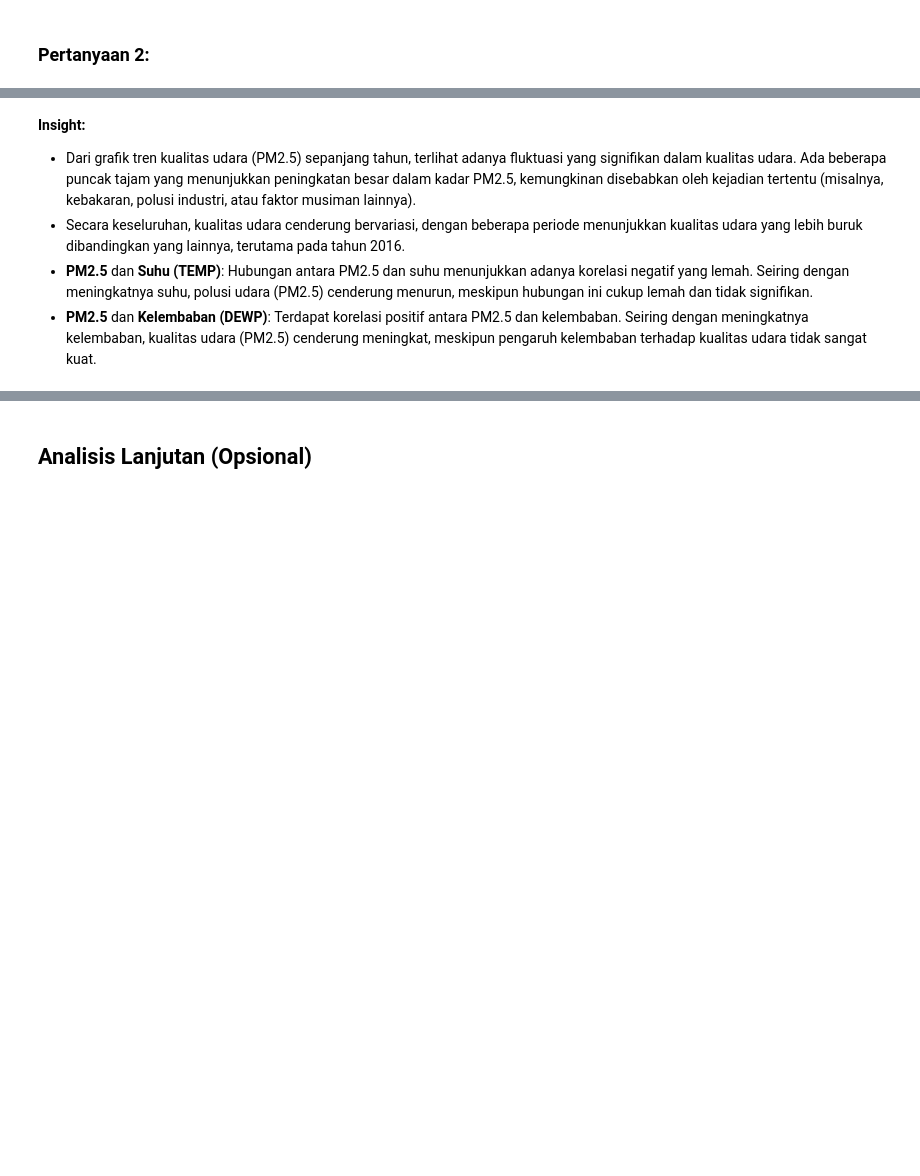
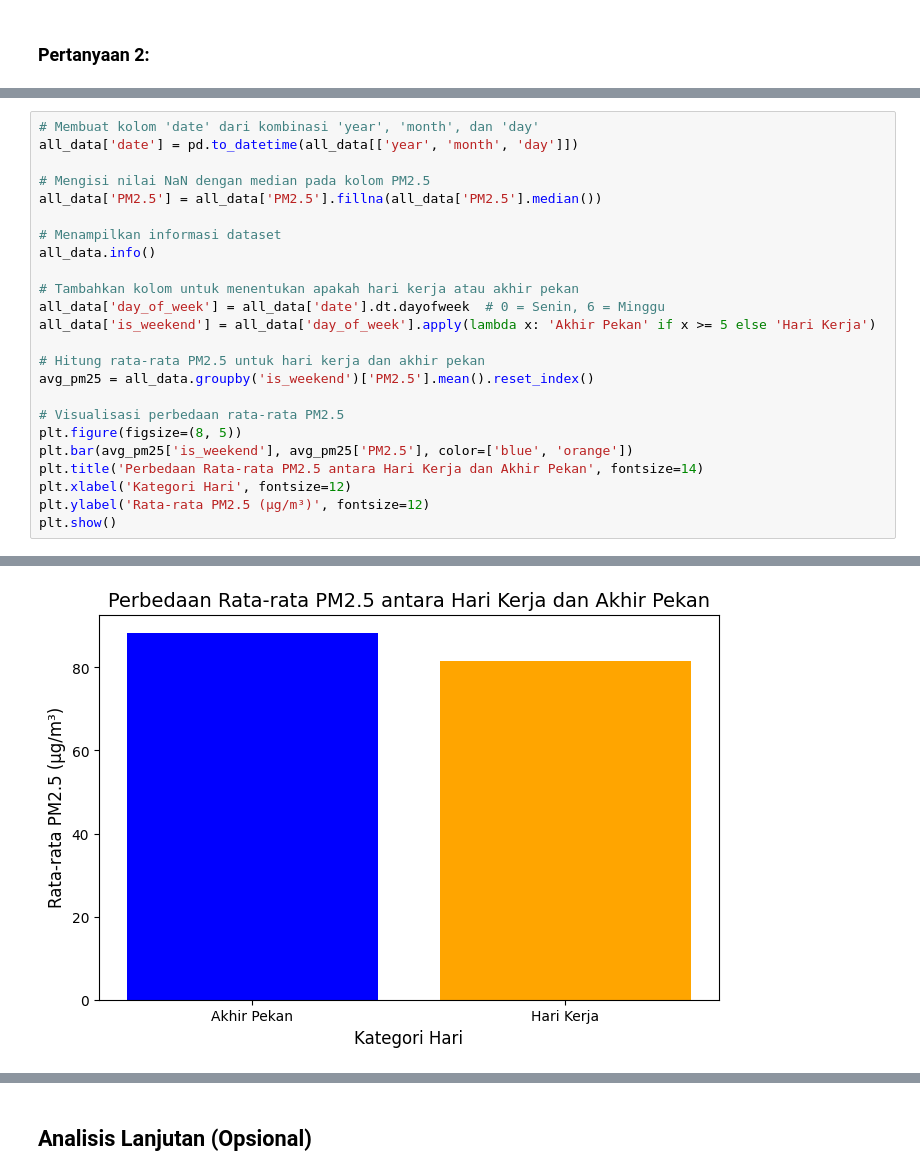
Before and after one commit to rizalgianf/submission-analisis-data, a Jupyter notebook: Proyek_Analisis_Data.ipynb, the cells around one changed output, grey strips where cells are left out. Drawn from its saved outputs; the diff is of its cells as text; blank space fills up the shorter version.

```diff
--- a/Proyek_Analisis_Data.ipynb
+++ b/Proyek_Analisis_Data.ipynb
@@ -193,6 +174,25 @@ plt.show()
-# %% [markdown]
-**Insight:**
-- Dari grafik tren kualitas udara (PM2.5) sepanjang tahun, terlihat adanya fluktuasi yang signifikan dalam kualitas udara. Ada beberapa puncak tajam yang menunjukkan peningkatan besar dalam kadar PM2.5, kemungkinan disebabkan oleh kejadian tertentu (misalnya, kebakaran, polusi industri, atau faktor musiman lainnya).
-- Secara keseluruhan, kualitas udara cenderung bervariasi, dengan beberapa periode menunjukkan kualitas udara yang lebih buruk dibandingkan yang lainnya, terutama pada tahun 2016.
-- **PM2.5** dan **Suhu (TEMP)**: Hubungan antara PM2.5 dan suhu menunjukkan adanya korelasi negatif yang lemah. Seiring dengan meningkatnya suhu, polusi udara (PM2.5) cenderung menurun, meskipun hubungan ini cukup lemah dan tidak signifikan.
-- **PM2.5** dan **Kelembaban (DEWP)**: Terdapat korelasi positif antara PM2.5 dan kelembaban. Seiring dengan meningkatnya kelembaban, kualitas udara (PM2.5) cenderung meningkat, meskipun pengaruh kelembaban terhadap kualitas udara tidak sangat kuat.
+# %%
+# Membuat kolom 'date' dari kombinasi 'year', 'month', dan 'day'
+all_data['date'] = pd.to_datetime(all_data[['year', 'month', 'day']])
+
+# Mengisi nilai NaN dengan median pada kolom PM2.5
+all_data['PM2.5'] = all_data['PM2.5'].fillna(all_data['PM2.5'].median())
+
+# Menampilkan informasi dataset
+all_data.info()
+
+# Tambahkan kolom untuk menentukan apakah hari kerja atau akhir pekan
+all_data['day_of_week'] = all_data['date'].dt.dayofweek  # 0 = Senin, 6 = Minggu
+all_data['is_weekend'] = all_data['day_of_week'].apply(lambda x: 'Akhir Pekan' if x >= 5 else 'Hari Kerja')
+
+# Hitung rata-rata PM2.5 untuk hari kerja dan akhir pekan
+avg_pm25 = all_data.groupby('is_weekend')['PM2.5'].mean().reset_index()
+
+# Visualisasi perbedaan rata-rata PM2.5
+plt.figure(figsize=(8, 5))
+plt.bar(avg_pm25['is_weekend'], avg_pm25['PM2.5'], color=['blue', 'orange'])
+plt.title('Perbedaan Rata-rata PM2.5 antara Hari Kerja dan Akhir Pekan', fontsize=14)
+plt.xlabel('Kategori Hari', fontsize=12)
+plt.ylabel('Rata-rata PM2.5 (µg/m³)', fontsize=12)
+plt.show()
+# %% [output]
@@ -198,0 +216 @@ plt.show()
+[figure, added]
```
Also changed, not shown: parts of 6 cells of this notebook.
